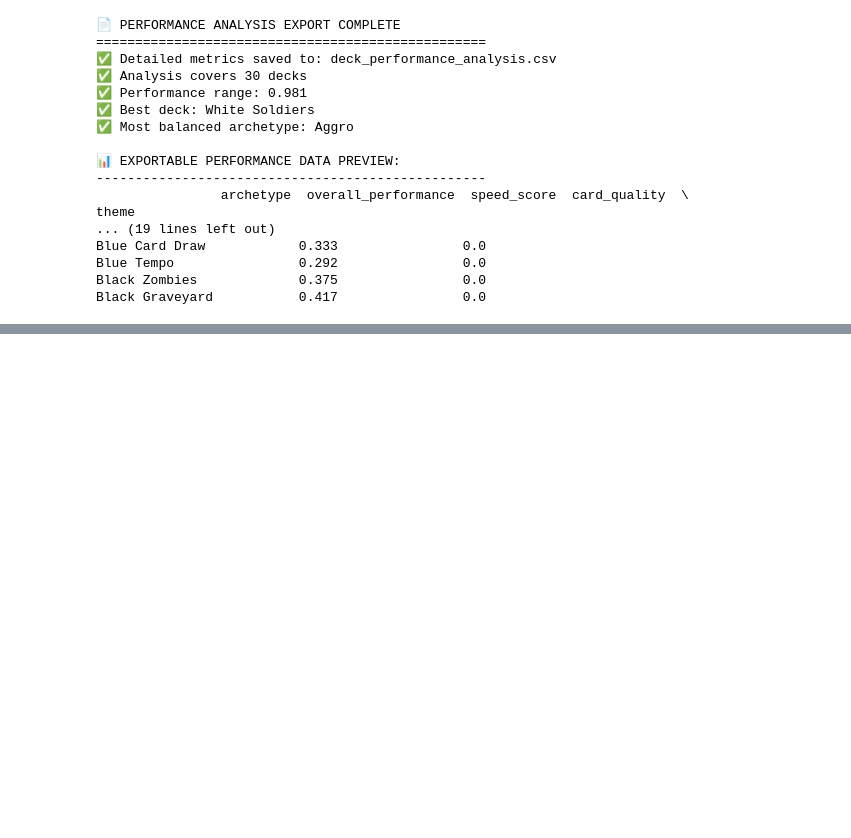
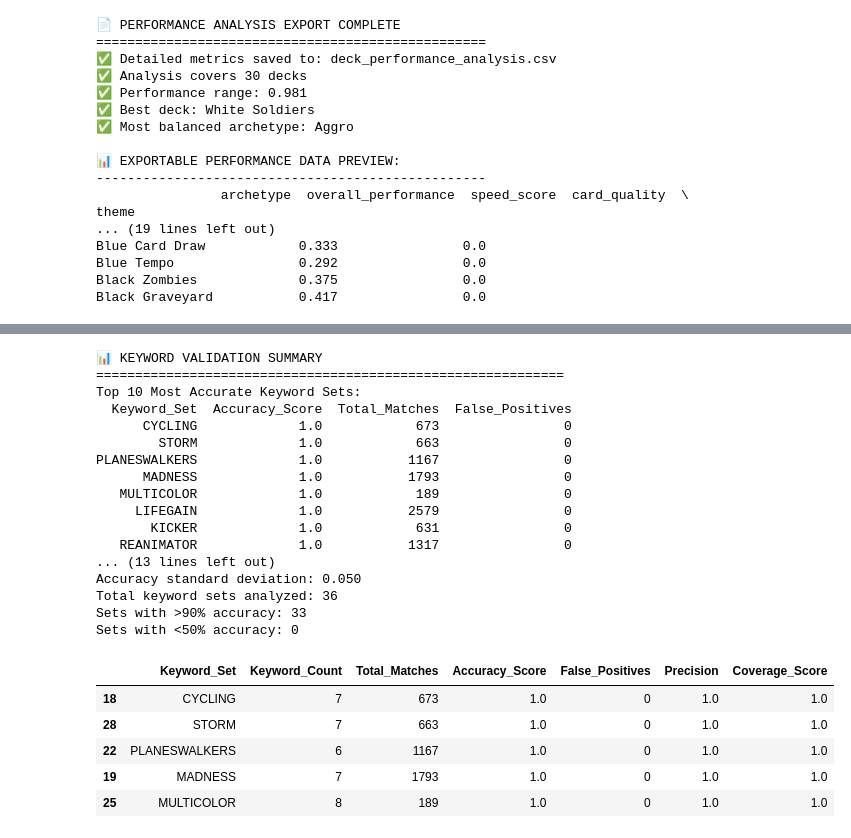
Before and after one commit to vanonselenp/magic-jumpstart, a Jupyter notebook: jumpstart.ipynb, the cells around one changed output, grey strips where cells are left out. Drawn from its saved outputs; the diff is of its cells as text; code cells hidden in the pictures; blank space fills up the shorter version.

```diff
--- a/jumpstart.ipynb
+++ b/jumpstart.ipynb
@@ -1590,0 +1325,62 @@ else:
+# %%
+# Create validation summary DataFrame and visualizations
+import matplotlib.pyplot as plt
+import seaborn as sns
+
+# Convert validation results to DataFrame for analysis
+validation_summary = []
+for set_name, stats in keyword_set_stats.items():
+    validation_summary.append({
+        'Keyword_Set': set_name.replace('_KEYWORDS', '').replace('_TYPES', ''),
+        'Keyword_Count': stats['keyword_count'],
+        'Total_Matches': stats['total_matches'],
+        'Accuracy_Score': stats['accuracy_score'],
+        'False_Positives': stats['false_positives'],
+        'Precision': stats['accuracy_score'],  # Same as accuracy score
+        'Coverage_Score': min(stats['total_matches'] / 100, 1.0)  # Normalize coverage
+    })
+
+validation_df = pd.DataFrame(validation_summary)
+validation_df = validation_df.sort_values('Accuracy_Score', ascending=False)
+
+print("📊 KEYWORD VALIDATION SUMMARY")
+print("="*60)
+print(f"Top 10 Most Accurate Keyword Sets:")
+print(validation_df.head(10)[['Keyword_Set', 'Accuracy_Score', 'Total_Matches', 'False_Positives']].to_string(index=False))
+
+print(f"\n⚠️  Bottom 5 Least Accurate Keyword Sets:")
+print(validation_df.tail(5)[['Keyword_Set', 'Accuracy_Score', 'Total_Matches', 'False_Positives']].to_string(index=False))
+
+# Calculate overall statistics
+print(f"\n📈 OVERALL VALIDATION STATISTICS:")
+print(f"Average accuracy score: {validation_df['Accuracy_Score'].mean():.3f}")
+print(f"Accuracy standard deviation: {validation_df['Accuracy_Score'].std():.3f}")
+print(f"Total keyword sets analyzed: {len(validation_df)}")
+print(f"Sets with >90% accuracy: {len(validation_df[validation_df['Accuracy_Score'] > 0.9])}")
+print(f"Sets with <50% accuracy: {len(validation_df[validation_df['Accuracy_Score'] < 0.5])}")
+
+validation_df.head()
+# %% [output]
+📊 KEYWORD VALIDATION SUMMARY
+============================================================
+Top 10 Most Accurate Keyword Sets:
+  Keyword_Set  Accuracy_Score  Total_Matches  False_Positives
+      CYCLING             1.0            673                0
+        STORM             1.0            663                0
+PLANESWALKERS             1.0           1167                0
+      MADNESS             1.0           1793                0
+   MULTICOLOR             1.0            189                0
+     LIFEGAIN             1.0           2579                0
+       KICKER             1.0            631                0
+   REANIMATOR             1.0           1317                0
+... (13 lines left out)
+Accuracy standard deviation: 0.050
+Total keyword sets analyzed: 36
+Sets with >90% accuracy: 33
+Sets with <50% accuracy: 0
+|  | Keyword_Set | Keyword_Count | Total_Matches | Accuracy_Score | False_Positives | Precision | Coverage_Score |
+| 18 | CYCLING | 7 | 673 | 1.0 | 0 | 1.0 | 1.0 |
+| 28 | STORM | 7 | 663 | 1.0 | 0 | 1.0 | 1.0 |
+| 22 | PLANESWALKERS | 6 | 1167 | 1.0 | 0 | 1.0 | 1.0 |
+| 19 | MADNESS | 7 | 1793 | 1.0 | 0 | 1.0 | 1.0 |
+| 25 | MULTICOLOR | 8 | 189 | 1.0 | 0 | 1.0 | 1.0 |
```
Also changed, not shown: parts of 17 cells of this notebook, 2 other files.
